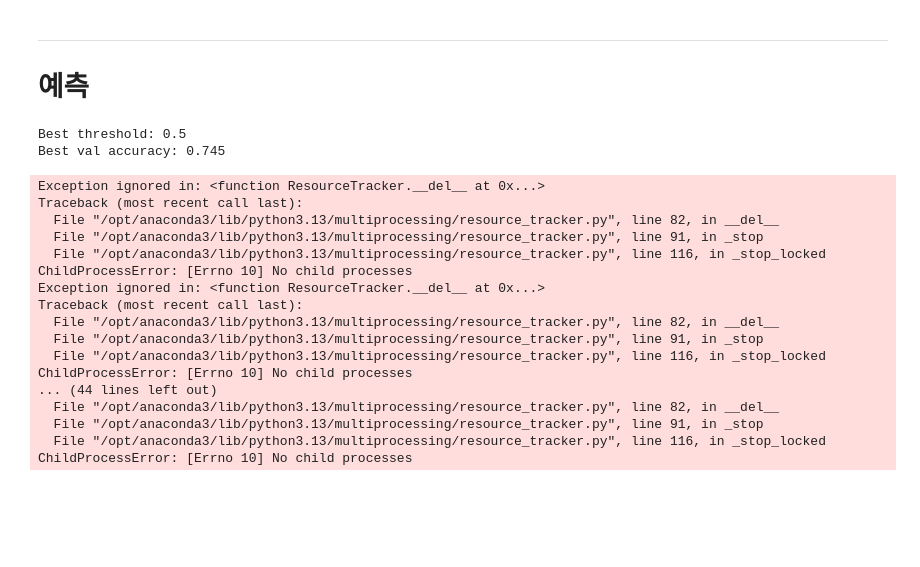
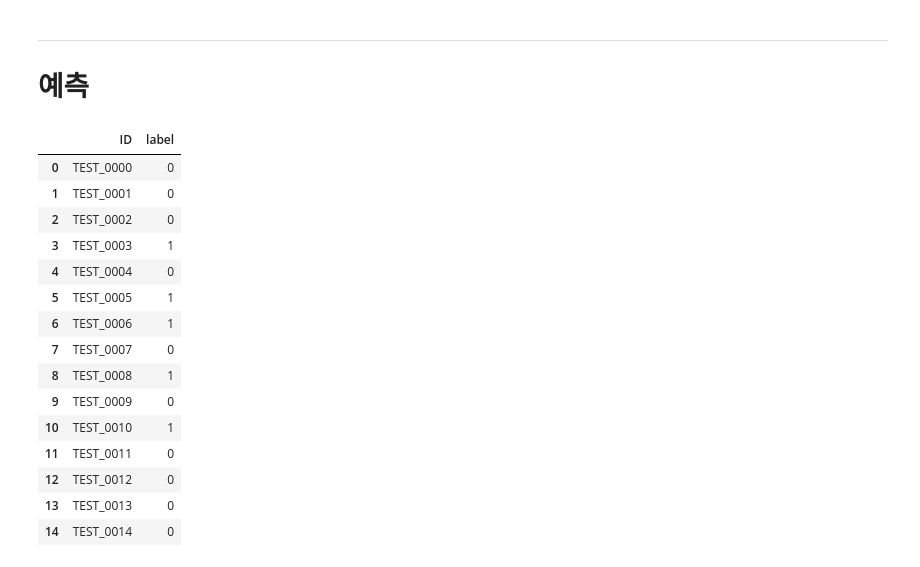
Before and after one commit to EJEJejje/AH_01_2_mini, a Jupyter notebook: eda_KEJ_5.ipynb, the cells around one changed output. Drawn from its saved outputs; the diff is of its cells as text; code cells hidden in the pictures; blank space fills up the shorter version.

```diff
--- a/eda_KEJ_5.ipynb
+++ b/eda_KEJ_5.ipynb
@@ -626,41 +631,28 @@ Classification Report (Validation):
 # %% [markdown]
 ---
 # 예측
-# %%
-import numpy as np
-from sklearn.metrics import accuracy_score
-
-probs = grid.predict_proba(X_valid)[:, 1]
-
-best_acc = 0
-best_thr = 0.5
-
-for thr in np.linspace(0.1, 0.9, 17):  # 0.1 ~ 0.9 사이 0.05 간격
-    y_pred_thr = (probs >= thr).astype(int)
-    acc = accuracy_score(y_valid, y_pred_thr)
-    if acc > best_acc:
-        best_acc = acc
-        best_thr = thr
-
-print("Best threshold:", best_thr)
-print("Best val accuracy:", best_acc)
-# %% [output]
-Best threshold: 0.5
-Best val accuracy: 0.745
-Exception ignored in: <function ResourceTracker.__del__ at 0x...>
-Traceback (most recent call last):
-  File "/opt/anaconda3/lib/python3.13/multiprocessing/resource_tracker.py", line 82, in __del__
-  File "/opt/anaconda3/lib/python3.13/multiprocessing/resource_tracker.py", line 91, in _stop
-  File "/opt/anaconda3/lib/python3.13/multiprocessing/resource_tracker.py", line 116, in _stop_locked
-ChildProcessError: [Errno 10] No child processes
-Exception ignored in: <function ResourceTracker.__del__ at 0x...>
-Traceback (most recent call last):
-  File "/opt/anaconda3/lib/python3.13/multiprocessing/resource_tracker.py", line 82, in __del__
-  File "/opt/anaconda3/lib/python3.13/multiprocessing/resource_tracker.py", line 91, in _stop
-  File "/opt/anaconda3/lib/python3.13/multiprocessing/resource_tracker.py", line 116, in _stop_locked
-ChildProcessError: [Errno 10] No child processes
-... (44 lines left out)
-  File "/opt/anaconda3/lib/python3.13/multiprocessing/resource_tracker.py", line 82, in __del__
-  File "/opt/anaconda3/lib/python3.13/multiprocessing/resource_tracker.py", line 91, in _stop
-  File "/opt/anaconda3/lib/python3.13/multiprocessing/resource_tracker.py", line 116, in _stop_locked
-ChildProcessError: [Errno 10] No child processes
+# %%
+pred = grid.predict(X_test)
+submit = pd.read_csv('sample_submission.csv')
+submit['label'] = pred
+
+submit.to_csv('submission.csv', index = False)
+# %%
+submit.head(15)
+# %% [output]
+|  | ID | label |
+| 0 | TEST_0000 | 0 |
+| 1 | TEST_0001 | 0 |
+| 2 | TEST_0002 | 0 |
+| 3 | TEST_0003 | 1 |
+| 4 | TEST_0004 | 0 |
+| 5 | TEST_0005 | 1 |
+| 6 | TEST_0006 | 1 |
+| 7 | TEST_0007 | 0 |
+| 8 | TEST_0008 | 1 |
+| 9 | TEST_0009 | 0 |
+| 10 | TEST_0010 | 1 |
+| 11 | TEST_0011 | 0 |
+| 12 | TEST_0012 | 0 |
+| 13 | TEST_0013 | 0 |
+| 14 | TEST_0014 | 0 |
```
Also changed, not shown: parts of 1 cell of this notebook, 1 other file.
